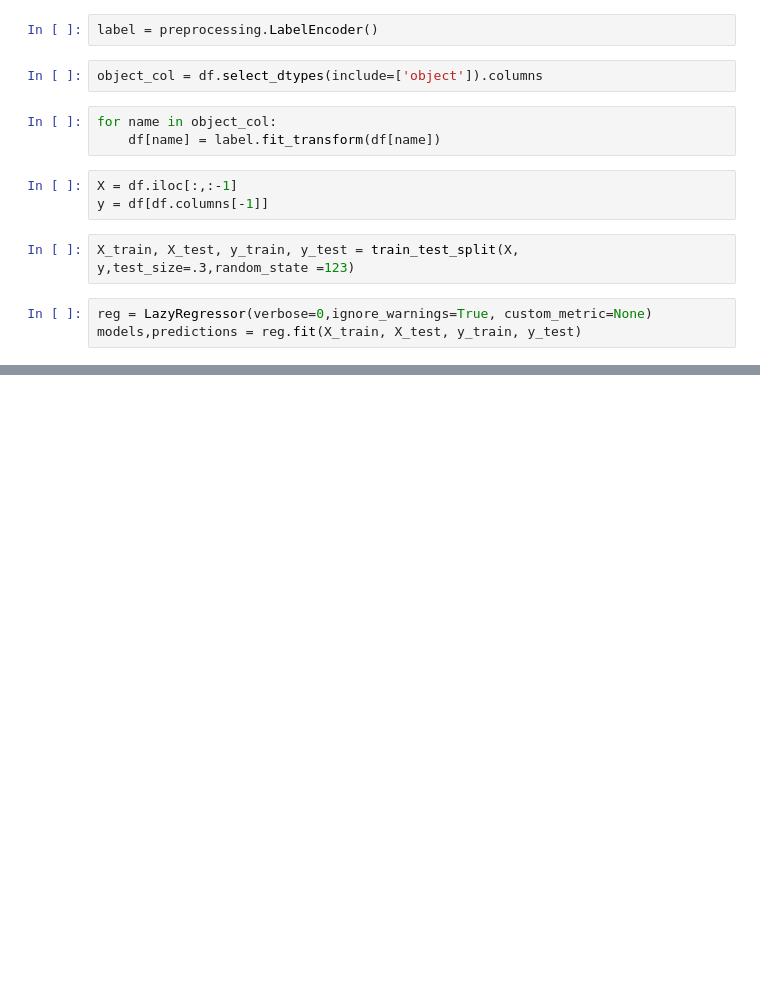
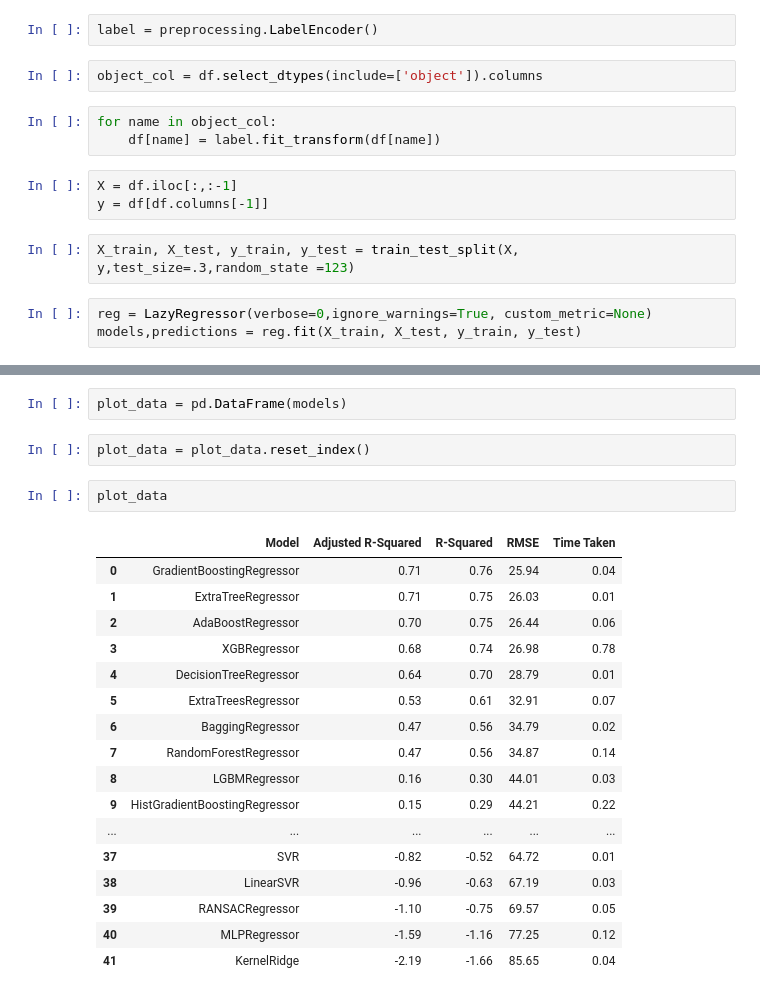
Before and after one commit to Sanjjushri/Instinctive-Data-Analysis-in-ML, a Jupyter notebook: lazypredict-orignal-datasets/regressor.ipynb, the cells around one changed output, grey strips where cells are left out. Cells and saved outputs as stored; diff of their text form; blank space fills up the shorter version.

```diff
--- a/lazypredict-orignal-datasets/regressor.ipynb
+++ b/lazypredict-orignal-datasets/regressor.ipynb
@@ -55,0 +58,24 @@ models
+# %%
+plot_data = pd.DataFrame(models)
+# %%
+plot_data = plot_data.reset_index()
+# %%
+plot_data
+# %% [output]
+|  | Model | Adjusted R-Squared | R-Squared | RMSE | Time Taken |
+| 0 | GradientBoostingRegressor | 0.71 | 0.76 | 25.94 | 0.04 |
+| 1 | ExtraTreeRegressor | 0.71 | 0.75 | 26.03 | 0.01 |
+| 2 | AdaBoostRegressor | 0.70 | 0.75 | 26.44 | 0.06 |
+| 3 | XGBRegressor | 0.68 | 0.74 | 26.98 | 0.78 |
+| 4 | DecisionTreeRegressor | 0.64 | 0.70 | 28.79 | 0.01 |
+| 5 | ExtraTreesRegressor | 0.53 | 0.61 | 32.91 | 0.07 |
+| 6 | BaggingRegressor | 0.47 | 0.56 | 34.79 | 0.02 |
+| 7 | RandomForestRegressor | 0.47 | 0.56 | 34.87 | 0.14 |
+| 8 | LGBMRegressor | 0.16 | 0.30 | 44.01 | 0.03 |
+| 9 | HistGradientBoostingRegressor | 0.15 | 0.29 | 44.21 | 0.22 |
+| ... | ... | ... | ... | ... | ... |
+| 37 | SVR | -0.82 | -0.52 | 64.72 | 0.01 |
+| 38 | LinearSVR | -0.96 | -0.63 | 67.19 | 0.03 |
+| 39 | RANSACRegressor | -1.10 | -0.75 | 69.57 | 0.05 |
+| 40 | MLPRegressor | -1.59 | -1.16 | 77.25 | 0.12 |
+| 41 | KernelRidge | -2.19 | -1.66 | 85.65 | 0.04 |
```
Also changed, not shown: parts of 4 cells of this notebook, 7 other files.
